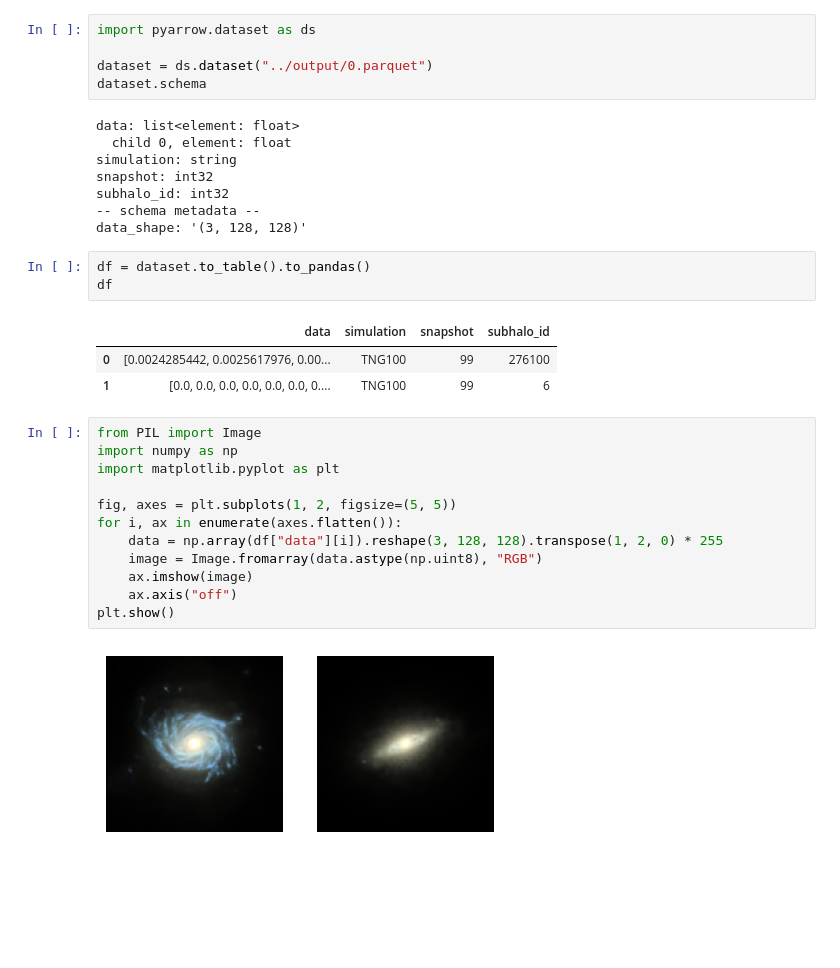
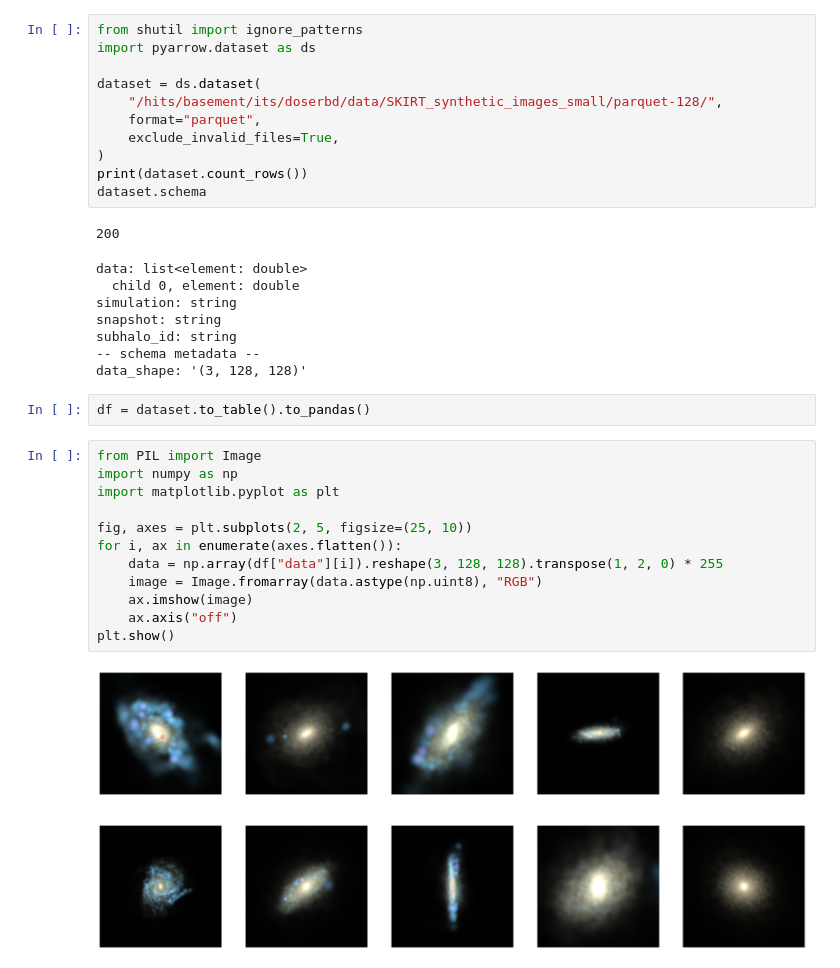
Before and after one commit to BerndDoser/PEST, a Jupyter notebook: devel/show_parquet.ipynb, the cells around one changed output. Cells and saved outputs as stored; diff of their text form; blank space fills up the shorter version.

```diff
--- a/devel/show_parquet.ipynb
+++ b/devel/show_parquet.ipynb
@@ -1,34 +1,36 @@
 # %%
+from shutil import ignore_patterns
 import pyarrow.dataset as ds
 
-dataset = ds.dataset("../output/0.parquet")
+dataset = ds.dataset(
+    "/hits/basement/its/doserbd/data/SKIRT_synthetic_images_small/parquet-128/",
+    format="parquet",
+    exclude_invalid_files=True,
+)
+print(dataset.count_rows())
 dataset.schema
 # %% [output]
-data: list<element: float>
-  child 0, element: float
-simulation: string
-snapshot: int32
-subhalo_id: int32
--- schema metadata --
-data_shape: '(3, 128, 128)'
+200
+data: list<element: double>
+  child 0, element: double
+simulation: string
+snapshot: string
+subhalo_id: string
+-- schema metadata --
+data_shape: '(3, 128, 128)'
 # %%
 df = dataset.to_table().to_pandas()
-df
-# %% [output]
-|  | data | simulation | snapshot | subhalo_id |
-| 0 | [0.0024285442, 0.0025617976, 0.00... | TNG100 | 99 | 276100 |
-| 1 | [0.0, 0.0, 0.0, 0.0, 0.0, 0.0, 0.... | TNG100 | 99 | 6 |
 # %%
 from PIL import Image
 import numpy as np
 import matplotlib.pyplot as plt
 
-fig, axes = plt.subplots(1, 2, figsize=(5, 5))
+fig, axes = plt.subplots(2, 5, figsize=(25, 10))
 for i, ax in enumerate(axes.flatten()):
     data = np.array(df["data"][i]).reshape(3, 128, 128).transpose(1, 2, 0) * 255
     image = Image.fromarray(data.astype(np.uint8), "RGB")
     ax.imshow(image)
     ax.axis("off")
 plt.show()
 # %% [output]
-[figure, old version]
+[figure, new version]
```
Also changed, not shown: parts of 2 cells of this notebook, 3 other files.
